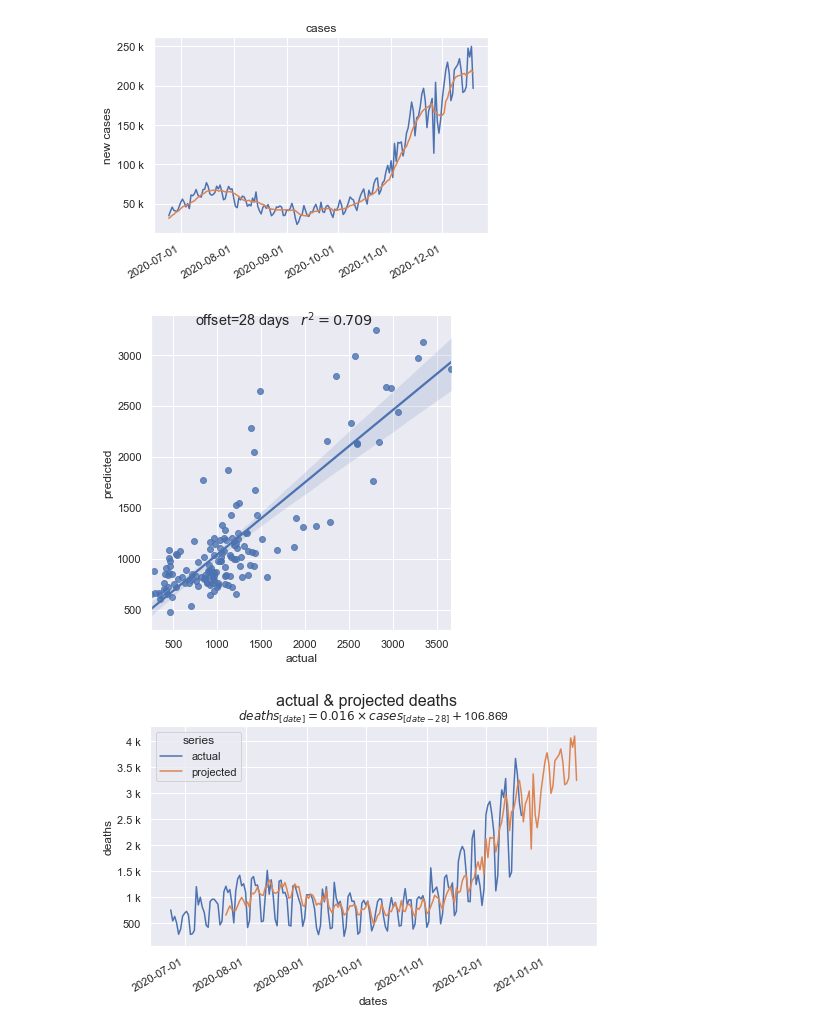
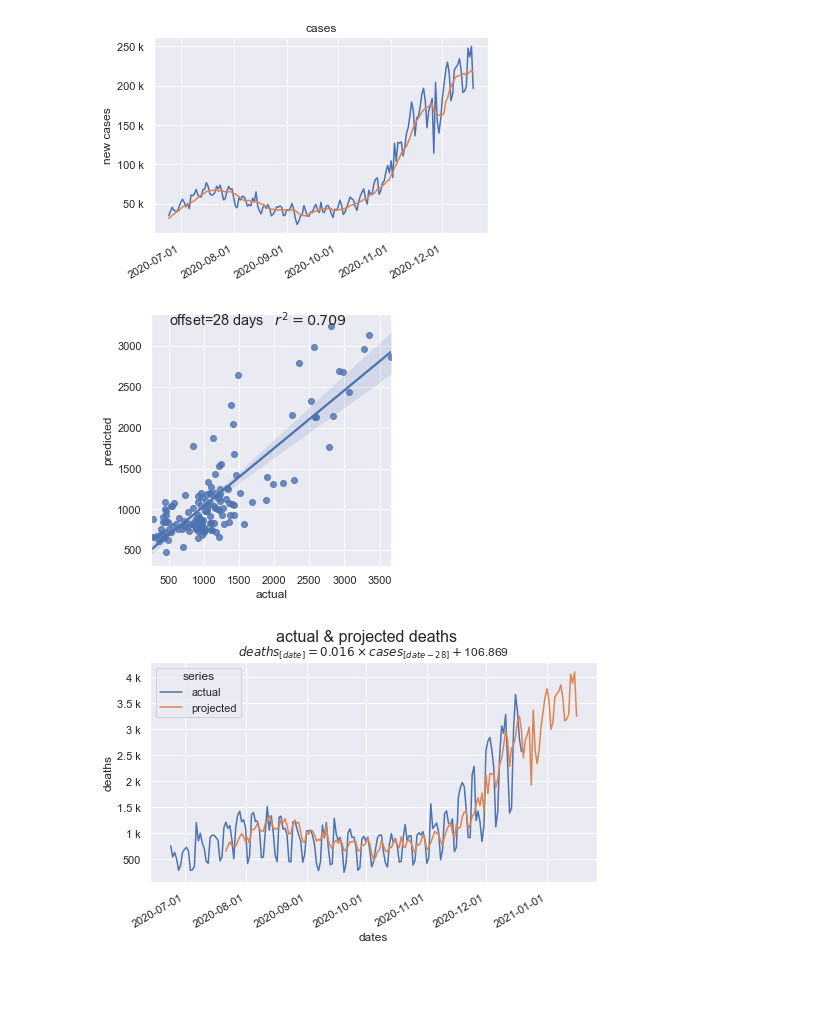
Before and after one commit to dkackman/covid, a Jupyter notebook: covid-linear-regression.ipynb, the cells around one changed output. Drawn from its saved outputs; the diff is of its cells as text; code cells hidden in the pictures; blank space fills up the shorter version.

```diff
--- a/covid-linear-regression.ipynb
+++ b/covid-linear-regression.ipynb
@@ -53,10 +53,11 @@ plt.show()
 # %%
 model = BestFitModel(df[['new_cases']], df['new_deaths'], MAX_OFFSET)
 
 fig = sns.lmplot(data= pd.DataFrame({'predicted': model.predictions, 'actual': model.actuals}), x="actual", y="predicted").fig
 fig.suptitle(rf"offset={model.offset} days   $r^2={round(model.r2,3)}$")
+fig.set_size_inches(4, 4)
 
 fig.savefig("daily.png")
 # %% [output]
-[figure, old version]
+[figure, new version]
 # %%
```
Also changed, not shown: parts of 4 cells of this notebook, 3 other files.
